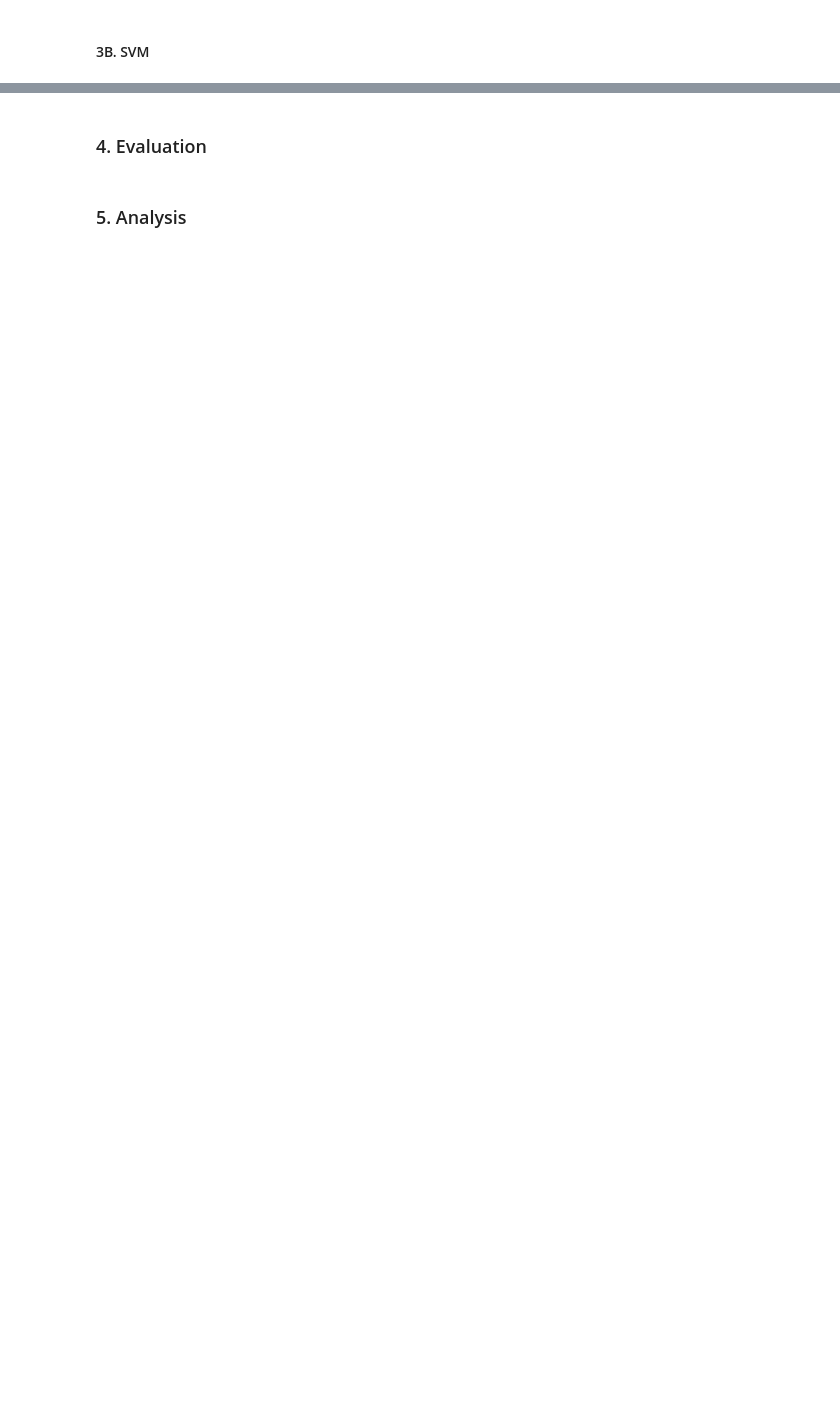
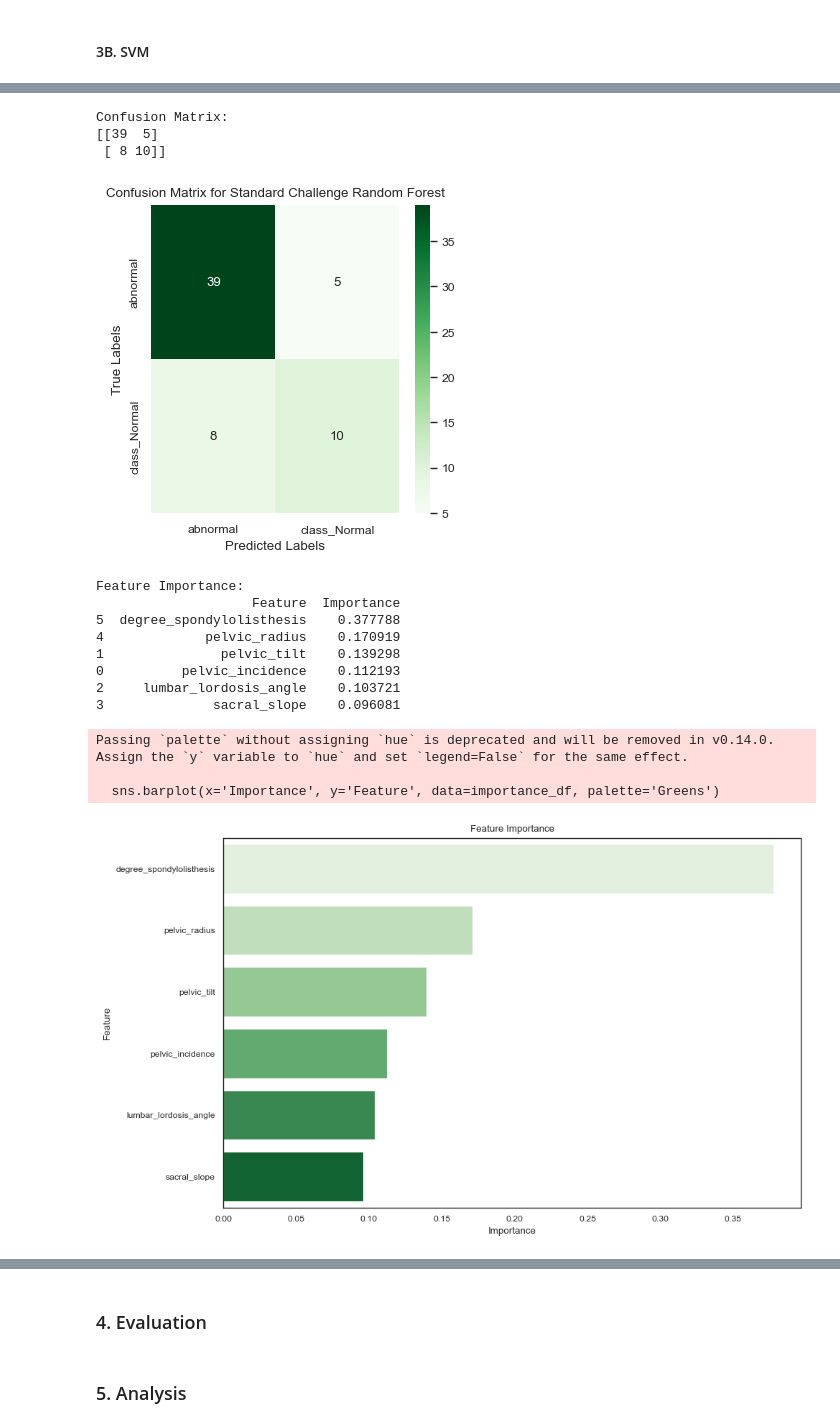
Before and after one commit to yusiGM/StrykerAI2024, a Jupyter notebook: Stryker_AI_Hackathon_notebook.ipynb, the cells around one changed output, grey strips where cells are left out. Drawn from its saved outputs; the diff is of its cells as text; code cells hidden in the pictures; blank space fills up the shorter version.

```diff
--- a/Stryker_AI_Hackathon_notebook.ipynb
+++ b/Stryker_AI_Hackathon_notebook.ipynb
@@ -211,6 +211,18 @@ color_order_1 = ['#5e8fa4','#12267b']
 #https://health.mil/Military-Health-Topics/MHS-Toolkits/Brand-Resources-for-Communicators/Color-Psychology-Guide
 # %%
 #style: paper notebook talk poster
+
+def cm_plotter(modelname,cm,y_test):
+    plt.figure(figsize=(4, 4))
+    sns.heatmap(cm, annot=True, fmt='d', cmap='Greens', xticklabels=np.unique(y_test), yticklabels=np.unique(y_test))
+    plt.title('Confusion Matrix for '+modelname)
+    plt.xlabel('Predicted Labels')
+    plt.ylabel('True Labels')
+    #plt.savefig("./plots/"+cm+modelname+".eps", format='eps')
+    #plt.savefig("./plots/"+cm+modelname+".png", format='png')
+    plt.show()
+
+
 def plotting_helper(plot_type,col_name,class_name='class',color_scheme=color_order_0,style="notebook"):
     sns.set_context("paper")
     sns.set_style("white")
@@ -817,4 +807,0 @@ https://danhergir.medium.com/implementing-multi-class-logistic-regression-with-s
-# %%
-X = df[['pelvic_incidence', 'pelvic_tilt', 'lumbar_lordosis_angle',
-       'sacral_slope', 'pelvic_radius', 'degree_spondylolisthesis']]
-y = df['class']  # logistic regression natively only supports 2 class separation
@@ -925,0 +930,39 @@ Class Mapping: ['Hernia' 'Normal' 'Spondylolisthesis']
+# %%
+conf_matrix = confusion_matrix(y_test, y_pred)
+print("\nConfusion Matrix:")
+print(conf_matrix)
+
+cm_plotter("Standard Challenge Random Forest",conf_matrix,y_test)
+
+best_forest = grid_search.best_estimator_.named_steps['forest']
+
+feature_importance = best_forest.feature_importances_
+importance_df = pd.DataFrame({'Feature': X.columns, 'Importance': feature_importance}).sort_values(by='Importance', ascending=False)
+
+print("\nFeature Importance:")
+print(importance_df)
+
+plt.figure(figsize=(10, 6))
+sns.barplot(x='Importance', y='Feature', data=importance_df, palette='Greens')
+plt.title('Feature Importance')
+plt.xlabel('Importance')
+plt.ylabel('Feature')
+plt.tight_layout()
+plt.show()
+# %% [output]
+Confusion Matrix:
+[[39  5]
+ [ 8 10]]
+[figure, added]
+Feature Importance:
+                    Feature  Importance
+5  degree_spondylolisthesis    0.377788
+4             pelvic_radius    0.170919
+1               pelvic_tilt    0.139298
+0          pelvic_incidence    0.112193
+2     lumbar_lordosis_angle    0.103721
+3              sacral_slope    0.096081
+Passing `palette` without assigning `hue` is deprecated and will be removed in v0.14.0. Assign the `y` variable to `hue` and set `legend=False` for the same effect.
+
+  sns.barplot(x='Importance', y='Feature', data=importance_df, palette='Greens')
+[figure, added]
```
Also changed, not shown: parts of 59 cells of this notebook.
